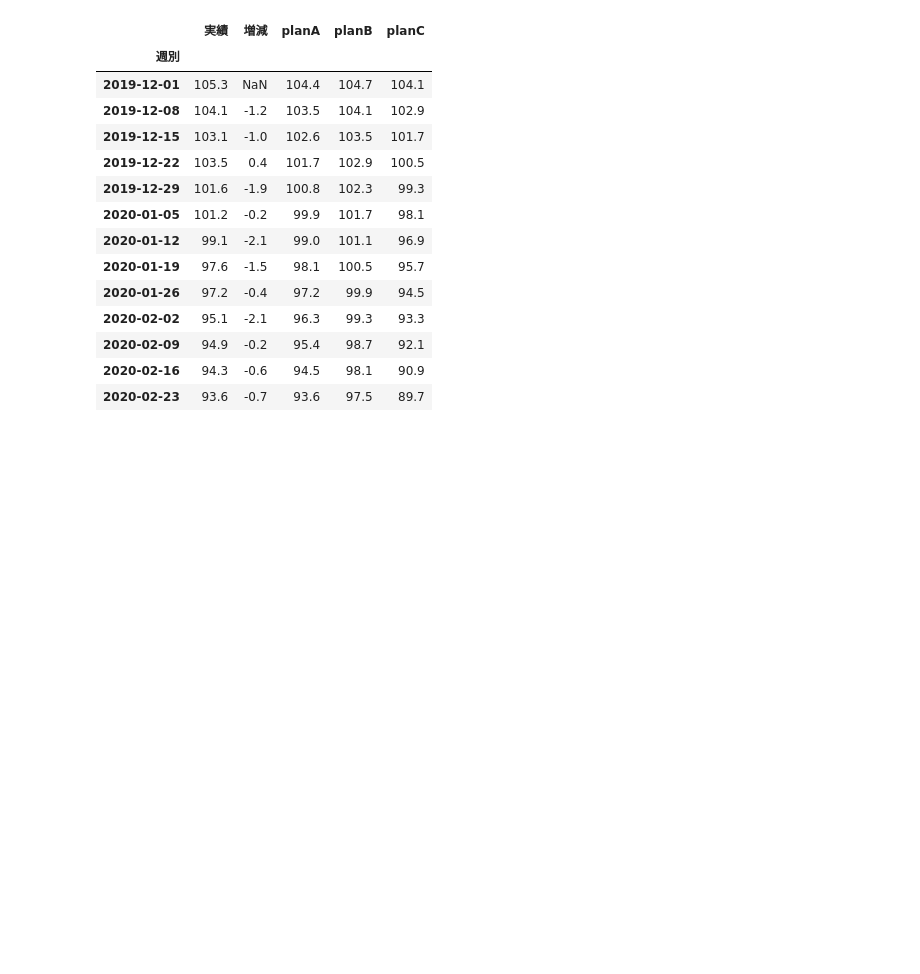
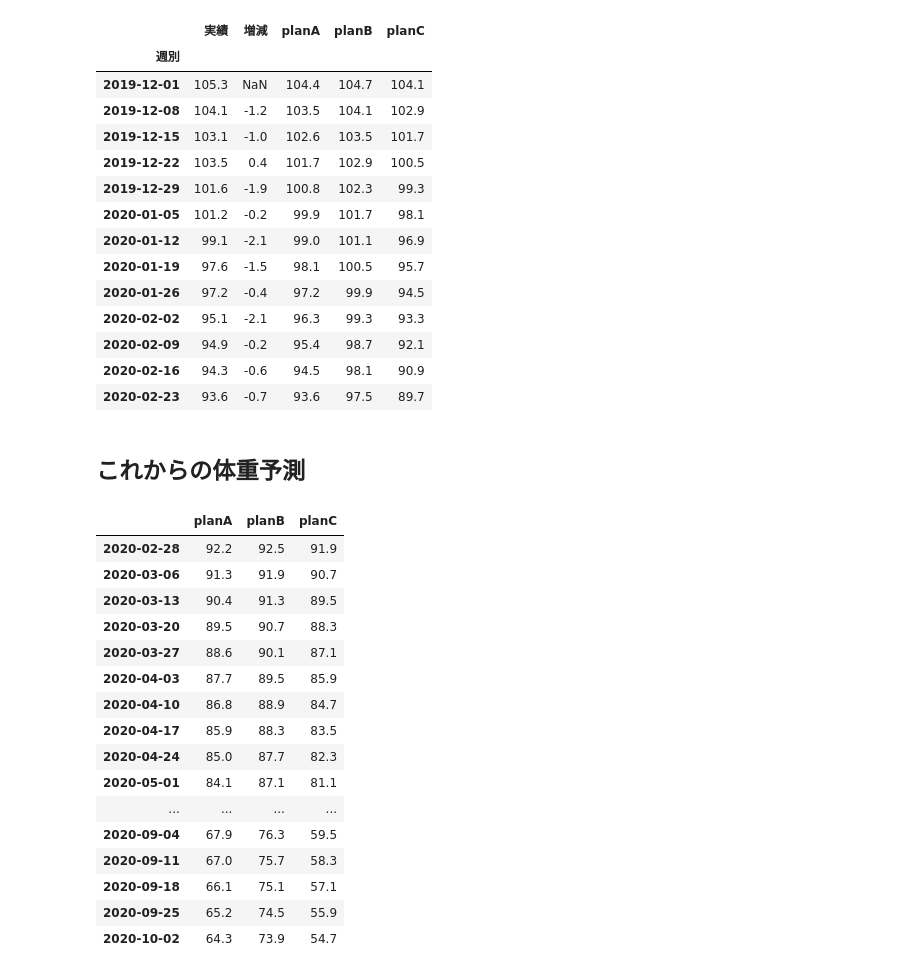
Before and after one commit to tsu-nera/yaseru, a Jupyter notebook: notebooks/weights_analysis.ipynb, the cells around one changed output. Cells and saved outputs as stored; diff of their text form; code cells hidden in the pictures; blank space fills up the shorter version.

```diff
--- a/notebooks/weights_analysis.ipynb
+++ b/notebooks/weights_analysis.ipynb
@@ -215,3 +215,45 @@ bd_df
 | 2020-02-09 | 94.9 | -0.2 | 95.4 | 98.7 | 92.1 |
 | 2020-02-16 | 94.3 | -0.6 | 94.5 | 98.1 | 90.9 |
 | 2020-02-23 | 93.6 | -0.7 | 93.6 | 97.5 | 89.7 |
+# %% [markdown]
+## これからの体重予測
+# %%
+start_weight = round(weights.iloc[-1, 0], 1)
+
+predict_df = pd.DataFrame()
+index_date = datetime.datetime.today()
+
+weightA = start_weight
+weightB = start_weight
+weightC = start_weight
+
+
+for i in range(32):
+    index_date += datetime.timedelta(days=7)
+    weightA += planA
+    weightB += planB
+    weightC += planC
+    index_f = index_date.strftime("%Y-%m-%d")
+    predict_df.loc[index_f, "planA"] = weightA
+    predict_df.loc[index_f, "planB"] = weightB
+    predict_df.loc[index_f, "planC"] = weightC
+# %%
+predict_df
+# %% [output]
+|  | planA | planB | planC |
+| 2020-02-28 | 92.2 | 92.5 | 91.9 |
+| 2020-03-06 | 91.3 | 91.9 | 90.7 |
+| 2020-03-13 | 90.4 | 91.3 | 89.5 |
+| 2020-03-20 | 89.5 | 90.7 | 88.3 |
+| 2020-03-27 | 88.6 | 90.1 | 87.1 |
+| 2020-04-03 | 87.7 | 89.5 | 85.9 |
+| 2020-04-10 | 86.8 | 88.9 | 84.7 |
+| 2020-04-17 | 85.9 | 88.3 | 83.5 |
+| 2020-04-24 | 85.0 | 87.7 | 82.3 |
+| 2020-05-01 | 84.1 | 87.1 | 81.1 |
+| ... | ... | ... | ... |
+| 2020-09-04 | 67.9 | 76.3 | 59.5 |
+| 2020-09-11 | 67.0 | 75.7 | 58.3 |
+| 2020-09-18 | 66.1 | 75.1 | 57.1 |
+| 2020-09-25 | 65.2 | 74.5 | 55.9 |
+| 2020-10-02 | 64.3 | 73.9 | 54.7 |
```
